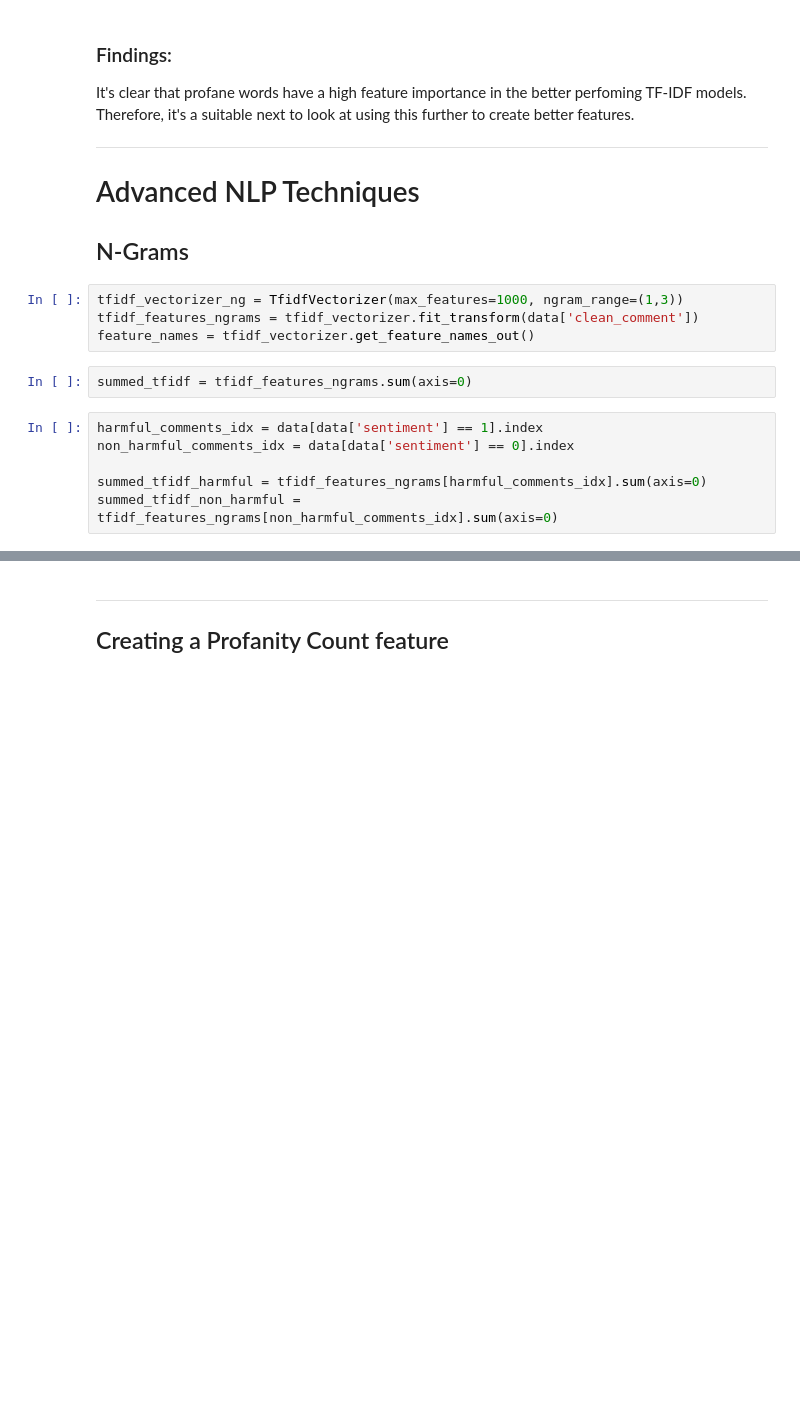
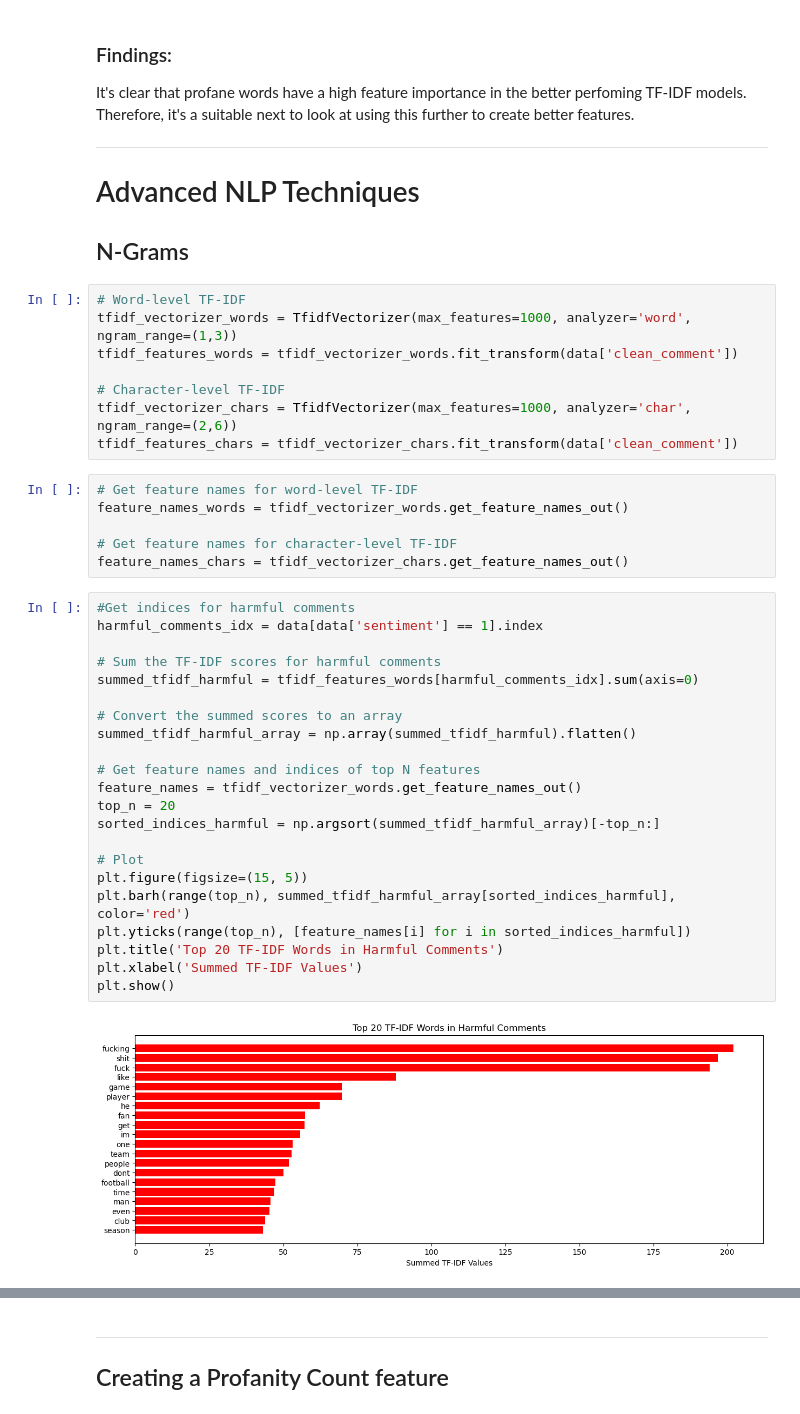
Before and after one commit to zakplum/final-year-project, a Jupyter notebook: model/XGBoost.ipynb, the cells around one changed output, grey strips where cells are left out. Saved outputs shown, nothing was run; the diff lists cells and outputs as text; blank space fills up the shorter version.

```diff
--- a/model/XGBoost.ipynb
+++ b/model/XGBoost.ipynb
@@ -381,14 +384,40 @@ It's clear that profane words have a high feature importance in the better perfo
 
 ## N-Grams
 # %%
-tfidf_vectorizer_ng = TfidfVectorizer(max_features=1000, ngram_range=(1,3))
-tfidf_features_ngrams = tfidf_vectorizer.fit_transform(data['clean_comment'])
-feature_names = tfidf_vectorizer.get_feature_names_out()
+# Word-level TF-IDF
+tfidf_vectorizer_words = TfidfVectorizer(max_features=1000, analyzer='word', ngram_range=(1,3))
+tfidf_features_words = tfidf_vectorizer_words.fit_transform(data['clean_comment'])
+
+# Character-level TF-IDF
+tfidf_vectorizer_chars = TfidfVectorizer(max_features=1000, analyzer='char', ngram_range=(2,6))
+tfidf_features_chars = tfidf_vectorizer_chars.fit_transform(data['clean_comment'])
 # %%
-summed_tfidf = tfidf_features_ngrams.sum(axis=0)
+# Get feature names for word-level TF-IDF
+feature_names_words = tfidf_vectorizer_words.get_feature_names_out()
+
+# Get feature names for character-level TF-IDF
+feature_names_chars = tfidf_vectorizer_chars.get_feature_names_out()
 # %%
+#Get indices for harmful comments
 harmful_comments_idx = data[data['sentiment'] == 1].index
-non_harmful_comments_idx = data[data['sentiment'] == 0].index
 
-summed_tfidf_harmful = tfidf_features_ngrams[harmful_comments_idx].sum(axis=0)
-summed_tfidf_non_harmful = tfidf_features_ngrams[non_harmful_comments_idx].sum(axis=0)
+# Sum the TF-IDF scores for harmful comments
+summed_tfidf_harmful = tfidf_features_words[harmful_comments_idx].sum(axis=0)
+
+# Convert the summed scores to an array
+summed_tfidf_harmful_array = np.array(summed_tfidf_harmful).flatten()
+
+# Get feature names and indices of top N features
+feature_names = tfidf_vectorizer_words.get_feature_names_out()
+top_n = 20
+sorted_indices_harmful = np.argsort(summed_tfidf_harmful_array)[-top_n:]
+
+# Plot
+plt.figure(figsize=(15, 5))
+plt.barh(range(top_n), summed_tfidf_harmful_array[sorted_indices_harmful], color='red')
+plt.yticks(range(top_n), [feature_names[i] for i in sorted_indices_harmful])
+plt.title('Top 20 TF-IDF Words in Harmful Comments')
+plt.xlabel('Summed TF-IDF Values')
+plt.show()
+# %% [output]
+[figure, added]
```
Also changed, not shown: parts of 21 cells of this notebook, 24 other files.
